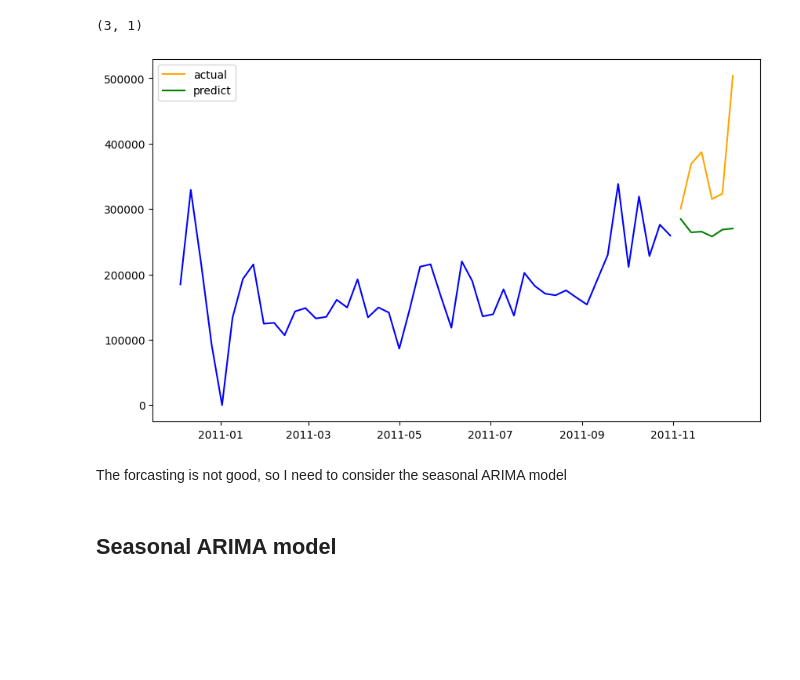
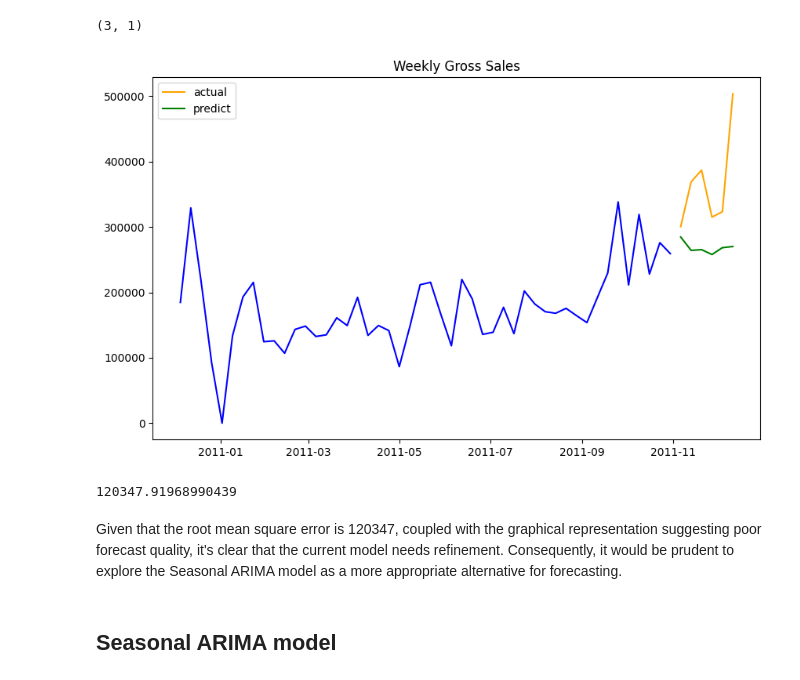
Before and after one commit to blueran21/Customer-Segmentation-in-E-Commerce, a Jupyter notebook: code/5_GrossSales_Forcasting.ipynb, the cells around one changed output. Cells and saved outputs as stored; diff of their text form; code cells hidden in the pictures; blank space fills up the shorter version.

```diff
--- a/code/5_GrossSales_Forcasting.ipynb
+++ b/code/5_GrossSales_Forcasting.ipynb
@@ -243,23 +244,29 @@ best_p, best_q
 # %%
 # Initiate best model.
 arima = ARIMA(endog = y_train, order = (best_p, 1, best_q))
 
 model = arima.fit()
 
 preds = model.predict(start = y_test.index[0], end = y_test.index[-1])
 
 plt.figure(figsize = (10, 6))
 
 plt.plot(y_train.index, y_train, color = 'blue')
 plt.plot(y_test.index, y_test, color = 'orange', label = 'actual')
 plt.plot(y_test.index, preds, color = 'green', label = 'predict')
 
+plt.title('Weekly Gross Sales')
 plt.legend()
+plt.savefig('../graph/arima_predict.png')
 plt.show()
 # %% [output]
-[figure, old version]
+[figure, new version]
+# %%
+mean_squared_error(y_test, preds, squared = False)
+# %% [output]
+120347.91968990439
 # %% [markdown]
-The forcasting is not good, so I need to consider the seasonal ARIMA model
+Given that the root mean square error is 120347, coupled with the graphical representation suggesting poor forecast quality, it's clear that the current model needs refinement. Consequently, it would be prudent to explore the Seasonal ARIMA model as a more appropriate alternative for forecasting.
 # %% [markdown]
 ## Seasonal ARIMA model
 # %%
```
Also changed, not shown: parts of 3 cells of this notebook, 8 other files.
